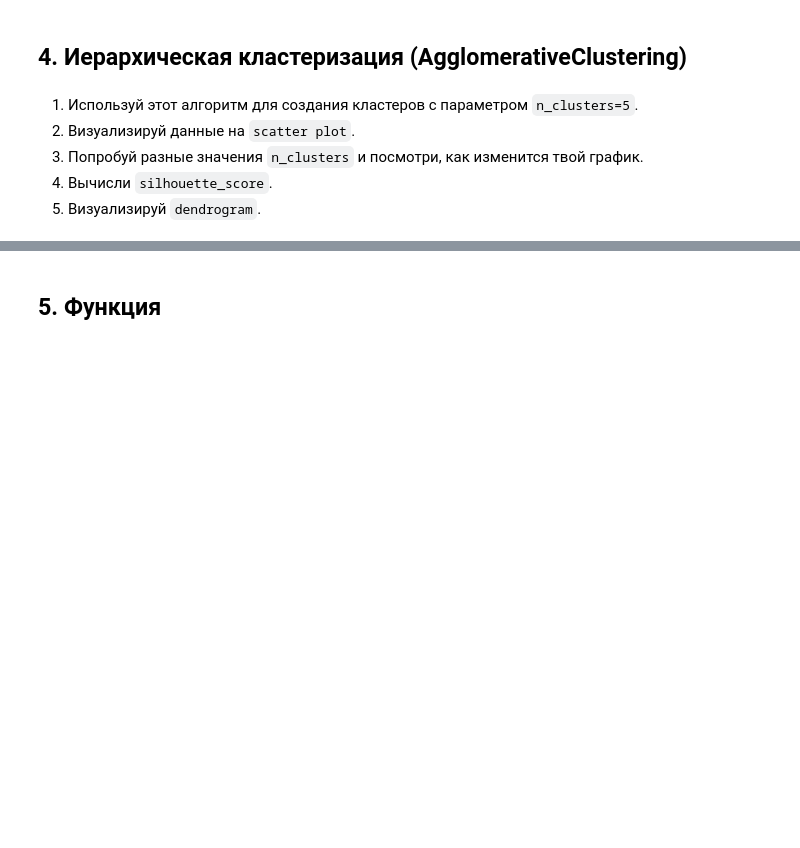
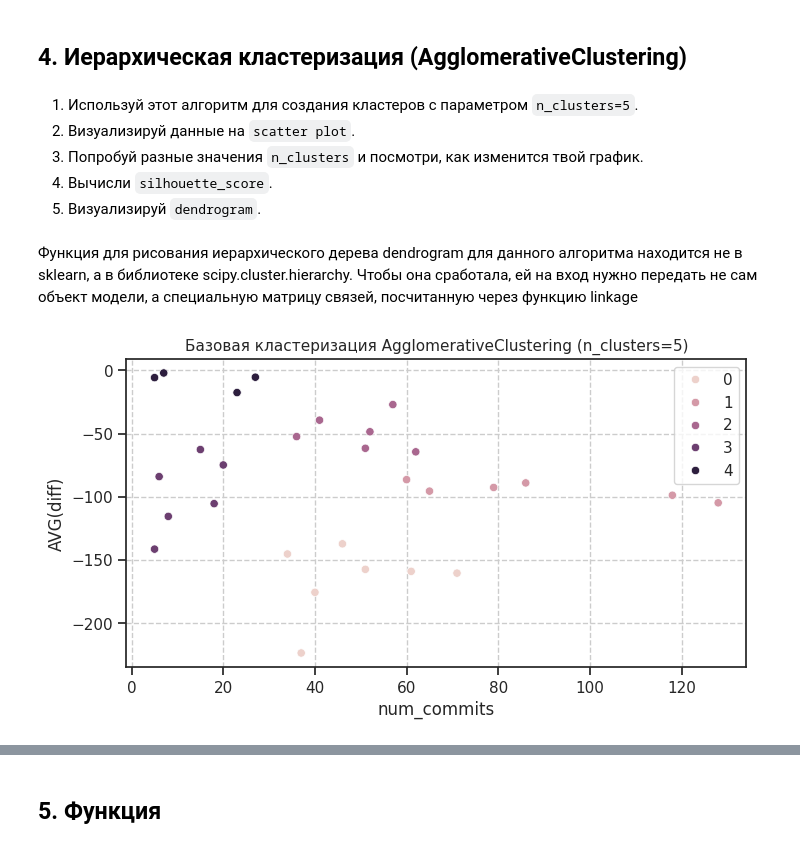
Before and after one commit to RunForJoy/ml-fundamentals-classification-regression-clustering, a Jupyter notebook: src/ex05/05_clustering_RU.ipynb, the cells around one changed output, grey strips where cells are left out. Cells and saved outputs as stored; diff of their text form; code cells hidden in the pictures; blank space fills up the shorter version.

```diff
--- a/src/ex05/05_clustering_RU.ipynb
+++ b/src/ex05/05_clustering_RU.ipynb
@@ -32,3 +162,16 @@
 3. Попробуй разные значения `n_clusters` и посмотри, как изменится твой график.
 4. Вычисли `silhouette_score`.
 5. Визуализируй `dendrogram`.
+# %% [markdown]
+Функция для рисования иерархического дерева dendrogram для данного алгоритма находится не в sklearn, а в библиотеке scipy.cluster.hierarchy. Чтобы она сработала, ей на вход нужно передать не сам объект модели, а специальную матрицу связей, посчитанную через функцию linkage
+# %%
+model_aggl = AgglomerativeClustering(n_clusters=5)
+cluster_labels = model_aggl.fit_predict(df)
+# %%
+plt.figure(figsize=(8, 4))
+sns.scatterplot(data=df, x="num_commits", y="AVG(diff)", hue=cluster_labels)
+plt.title("Базовая кластеризация AgglomerativeClustering (n_clusters=5)", fontsize=11)
+plt.grid(True, linestyle="--")
+plt.show()
+# %% [output]
+[figure, added]
```
Also changed, not shown: parts of 28 cells of this notebook.
